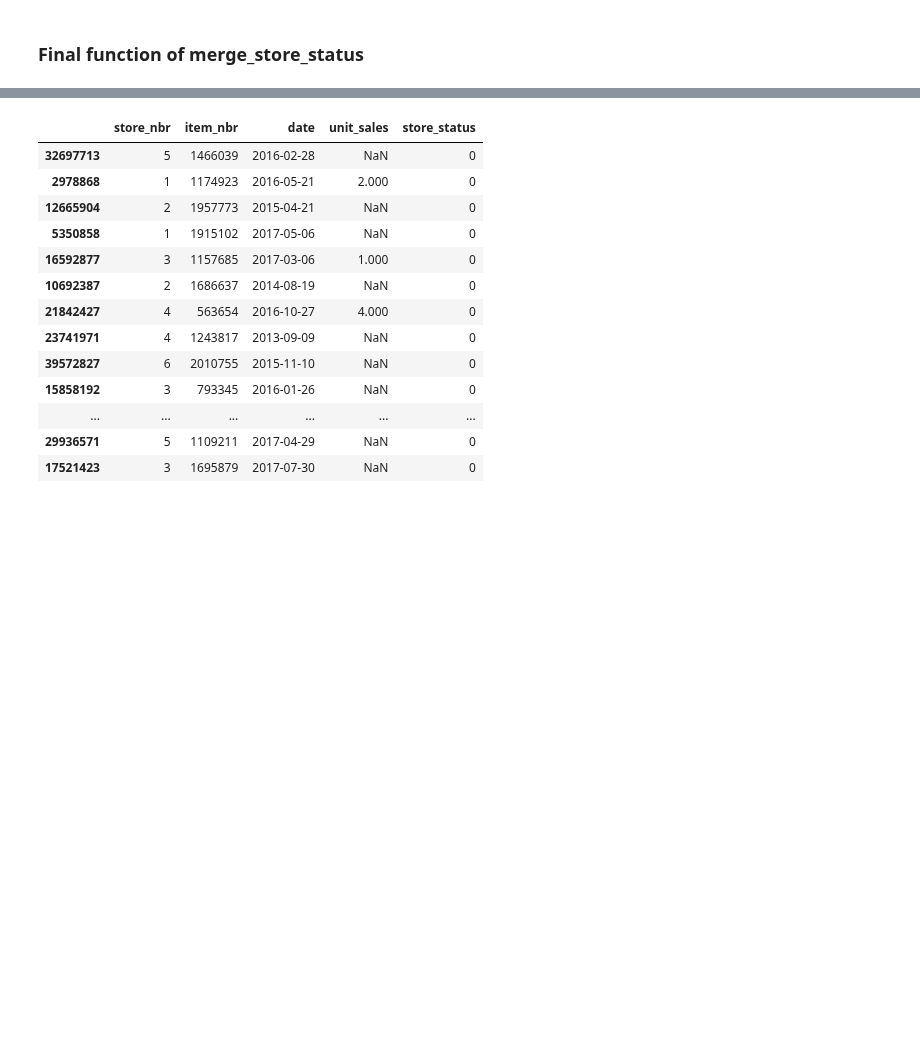
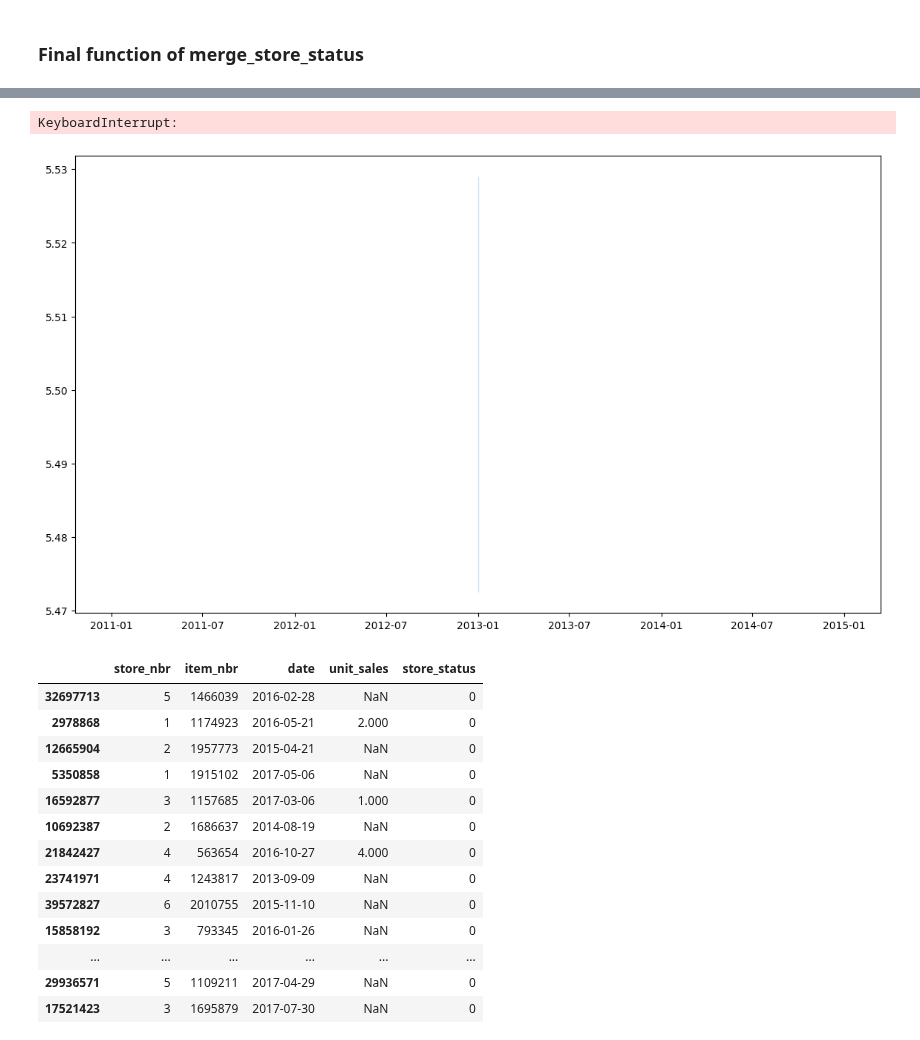
Before and after one commit to AFEngelage/Group4B, a Jupyter notebook: notebooks/2024 04 21 - Supermarket Loading first data - AFE.ipynb, the cells around one changed output, grey strips where cells are left out. Saved outputs shown, nothing was run; the diff lists cells and outputs as text; code cells hidden in the pictures; blank space fills up the shorter version.

```diff
--- a/notebooks/2024 04 21 - Supermarket Loading first data - AFE.ipynb
+++ b/notebooks/2024 04 21 - Supermarket Loading first data - AFE.ipynb
@@ -904,7 +904,7 @@ Increased size of df: 3.84 GB and increased observations: 242.4 million.
 # %%
 # df_sales = df_sales[(df_sales["store_nbr"] == 1)]
 
-df_sales = df_sales[df_sales["store_nbr"].isin([1, 2, 3, 4, 5, 6])]
+df_sales = df_sales[df_sales["store_nbr"].isin([1, 2, 3, 4, 5, 6, 7, 8, 9, 10])]
 # %%
 df_sales = df_sales[(df_sales["date"] < "2015-07-01")]
 # %% [markdown]
@@ -1161,0 +1178,31 @@ MemoryError: Unable to allocate 1.37 GiB for an array with shape (367889472,) an
+# %%
+import matplotlib.pyplot as plt
+import seaborn as sns
+
+
+def plot_store_status_over_time(df):
+    # Convert 'date' column to datetime if it's not already in that format
+    if df["date"].dtype == "object":
+        df["date"] = pd.to_datetime(df["date"])
+
+    # Map store_status to descriptive labels
+    status_labels = {0: "OPEN", 2: "NEW", 4: "CLOSED", 6: "OLD", 8: "NEVER_OPENED"}
+    df["store_status_label"] = df["store_status"].map(status_labels)
+
+    # Plotting the results
+    plt.figure(figsize=(14, 8))
+    sns.lineplot(
+        data=df, x="date", y="store_nbr", hue="store_status_label", palette="tab10"
+    )
+
+    plt.title("Store Status Over Time")
+    plt.xlabel("Date")
+    plt.ylabel("Store Number")
+    plt.legend(title="Store Status", loc="upper right")
+    plt.grid(True)
+    plt.show()
+# %%
+plot_store_status_over_time(df_sales)
+# %% [output]
+KeyboardInterrupt:
+[figure, added]
```
Also changed, not shown: parts of 15 cells of this notebook.
